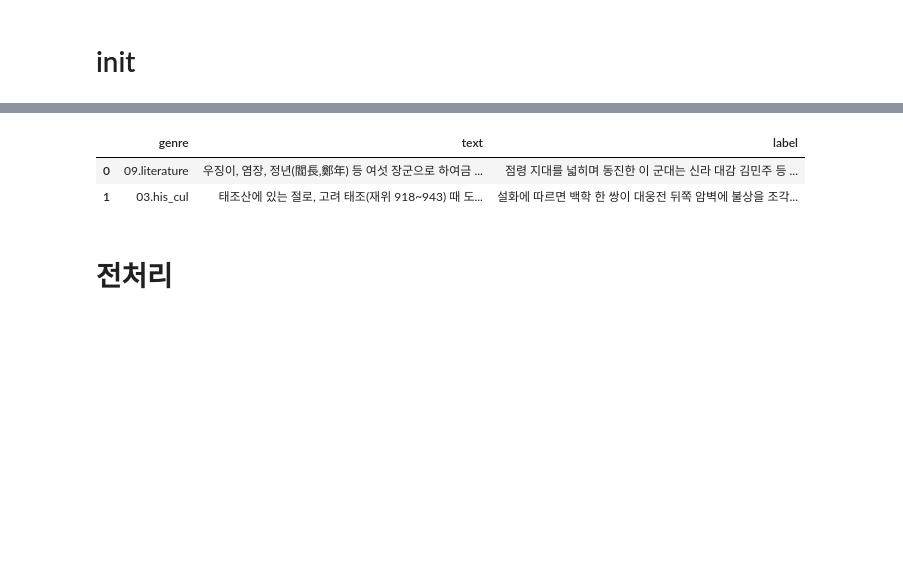
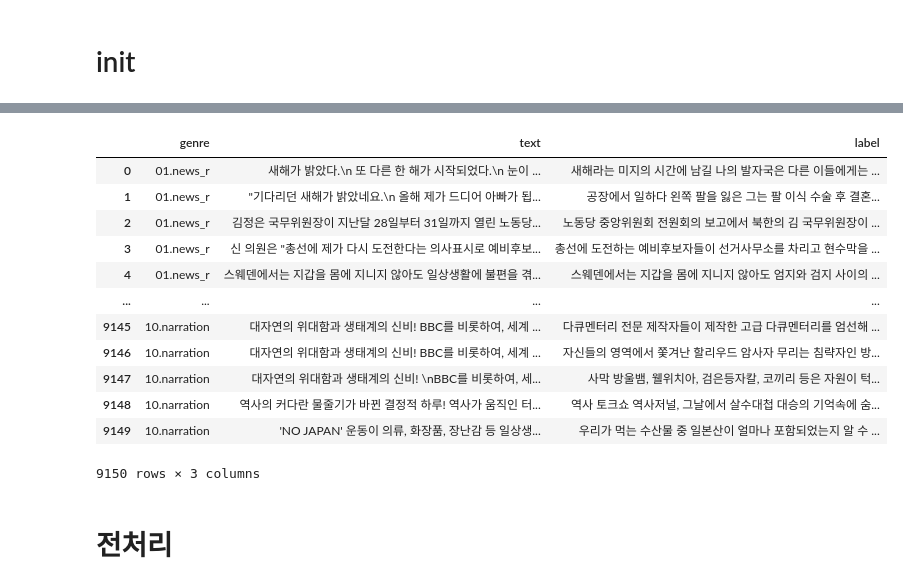
Before and after one commit to HaloKim/KorBARTSum, a Jupyter notebook: KoBARTSum.ipynb, the cells around one changed output, grey strips where cells are left out. Saved outputs shown, nothing was run; the diff lists cells and outputs as text; code cells hidden in the pictures; blank space fills up the shorter version.

```diff
--- a/KoBARTSum.ipynb
+++ b/KoBARTSum.ipynb
@@ -189,11 +207,23 @@ def make_df(phase):
 # %%
 train = pd.read_parquet('train.parquet')
 val   = pd.read_parquet('val.parquet')
-val   = val.sample(n=2, replace=False).reset_index(drop=True)
+# val   = val.sample(n=2, replace=False).reset_index(drop=True)
+# train = train[train.text.str.len() < 1024]
+# val = val[val.text.str.len() < 1024].sample(n=2, replace=False).reset_index(drop=True)
 val
 # %% [output]
 |  | genre | text | label |
-| 0 | 09.literature | 우징이, 염장, 정년(閻長,鄭年) 등 여섯 장군으로 하여금 ... | 점령 지대를 넓히며 동진한 이 군대는 신라 대감 김민주 등 ... |
-| 1 | 03.his_cul | 태조산에 있는 절로, 고려 태조(재위 918~943) 때 도... | 설화에 따르면 백학 한 쌍이 대웅전 뒤쪽 암벽에 불상을 조각... |
+| 0 | 01.news_r | 새해가 밝았다.\n 또 다른 한 해가 시작되었다.\n 눈이 ... | 새해라는 미지의 시간에 남길 나의 발자국은 다른 이들에게는 ... |
+| 1 | 01.news_r | "기다리던 새해가 밝았네요.\n 올해 제가 드디어 아빠가 됩... | 공장에서 일하다 왼쪽 팔을 잃은 그는 팔 이식 수술 후 결혼... |
+| 2 | 01.news_r | 김정은 국무위원장이 지난달 28일부터 31일까지 열린 노동당... | 노동당 중앙위원회 전원회의 보고에서 북한의 김 국무위원장이 ... |
+| 3 | 01.news_r | 신 의원은 "총선에 제가 다시 도전한다는 의사표시로 예비후보... | 총선에 도전하는 예비후보자들이 선거사무소를 차리고 현수막을 ... |
+| 4 | 01.news_r | 스웨덴에서는 지갑을 몸에 지니지 않아도 일상생활에 불편을 겪... | 스웨덴에서는 지갑을 몸에 지니지 않아도 엄지와 검지 사이의 ... |
+| ... | ... | ... | ... |
+| 9145 | 10.narration | 대자연의 위대함과 생태계의 신비! BBC를 비롯하여, 세계 ... | 다큐멘터리 전문 제작자들이 제작한 고급 다큐멘터리를 엄선해 ... |
+| 9146 | 10.narration | 대자연의 위대함과 생태계의 신비! BBC를 비롯하여, 세계 ... | 자신들의 영역에서 쫓겨난 할리우드 암사자 무리는 침략자인 방... |
+| 9147 | 10.narration | 대자연의 위대함과 생태계의 신비! \nBBC를 비롯하여, 세... | 사막 방울뱀, 웰위치아, 검은등자칼, 코끼리 등은 자원이 턱... |
+| 9148 | 10.narration | 역사의 커다란 물줄기가 바뀐 결정적 하루! 역사가 움직인 터... | 역사 토크쇼 역사저널, 그날에서 살수대첩 대승의 기억속에 숨... |
+| 9149 | 10.narration | 'NO JAPAN' 운동이 의류, 화장품, 장난감 등 일상생... | 우리가 먹는 수산물 중 일본산이 얼마나 포함되었는지 알 수 ... |
+9150 rows × 3 columns
 # %% [markdown]
 # 전처리
```
Also changed, not shown: parts of 26 cells of this notebook, 1 other file.
